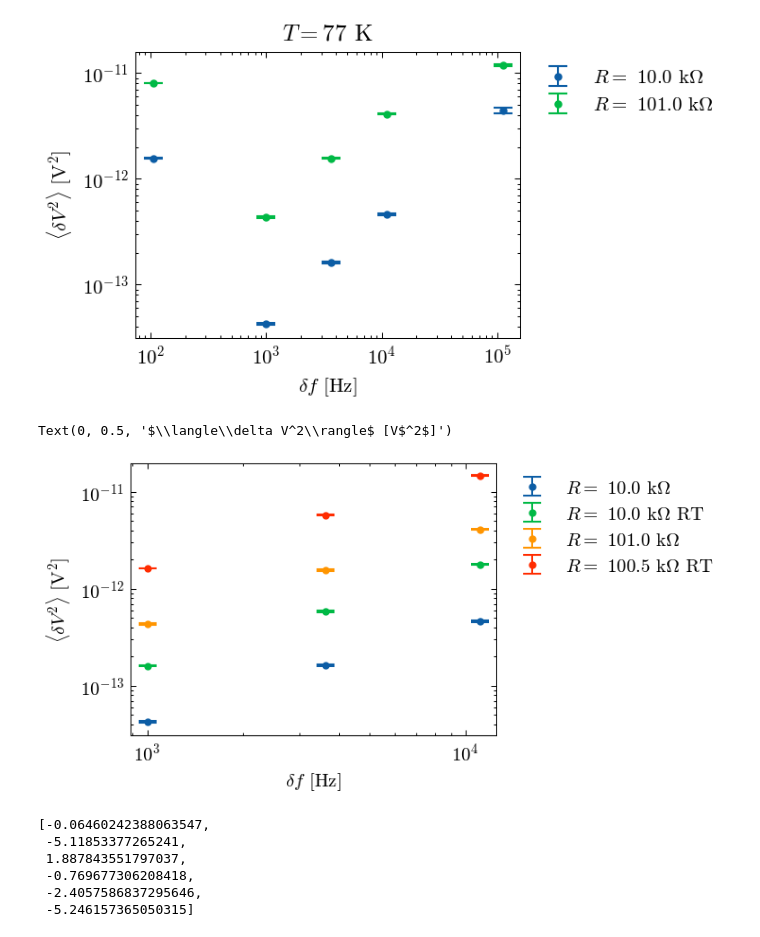
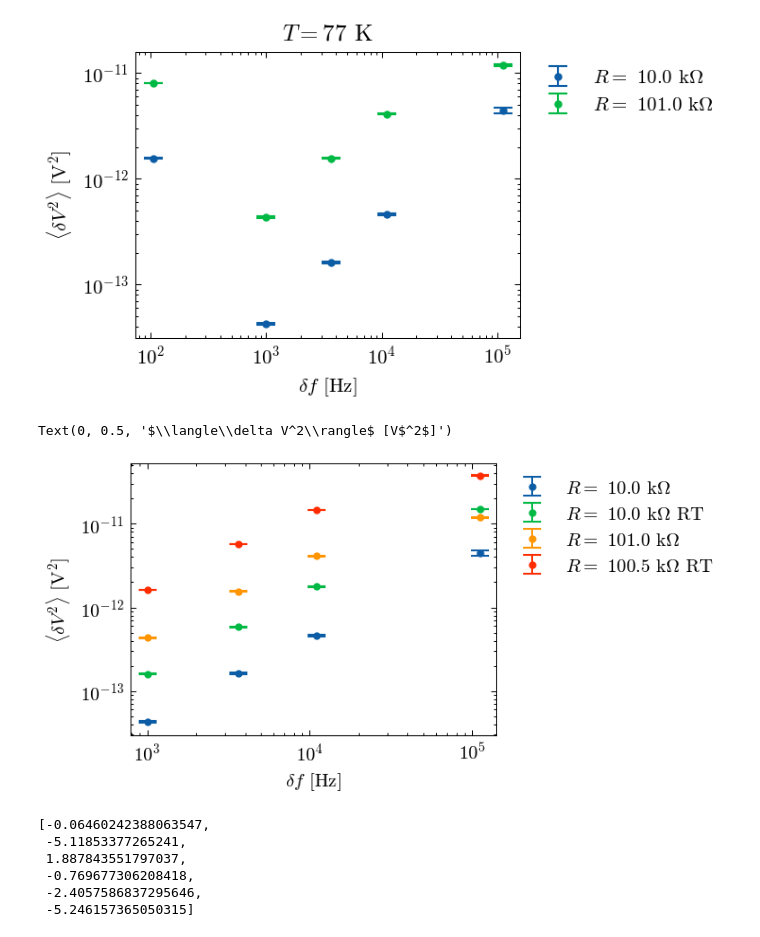
Before and after one commit to emhl/FP2, a Jupyter notebook: rauschen.ipynb, the cells around one changed output. Drawn from its saved outputs; the diff is of its cells as text; code cells hidden in the pictures.

```diff
--- a/rauschen.ipynb
+++ b/rauschen.ipynb
@@ -86,0 +108,27 @@ plt.savefig(outdir+'1-johnson_rauschen_R.pdf',bbox_inches='tight')
+# %%
+# over R
+dat = dat1[:5]
+v = ua(dat['V mV'],dat[f'uV'])
+y0 = dv2n(v, 600, dat['g2'])
+k_r =[]
+plt.figure()
+for i in range(5):
+    dat = dat1[i+5::5]
+    v = ua(dat['V mV'],dat[f'uV'])
+    y = dv2n(v, 600, dat['g2'])-y0[i]
+    df = dat['df kHz'].mean()*1e-3
+    plt.errorbar(dat['R Ohm'],nv(y),yerr=sd(y),fmt='.',label=f'$\Delta f=$ {round(df,3)} kHz')
+    def nqfit(r, k):
+        return nyquist(r, 294.15, df*1e3, k)
+    popt, pcov  = curve_fit(nqfit, dat['R Ohm'], nv(y), sigma=sd(y))
+    k_r.append(uf(popt[0],np.sqrt(pcov[0,0])))
+    plt.plot(dat['R Ohm'],nv(nqfit(dat['R Ohm'], *popt)),color=f'C{i}')
+
+plt.legend(loc='upper left', bbox_to_anchor=(1, 1))
+plt.xscale('log')
+plt.yscale('log')
+plt.xlabel('R [$\Omega$]')
+plt.ylabel(r'$\langle\delta V^2\rangle$ [V$^2$]')
+
+plt.savefig(outdir+'1-johnson_rauschen_R_fit.pdf',bbox_inches='tight')
+k_r
@@ -134,7 +189,7 @@ plt.savefig(outdir+'1-johnson_rauschen_df.pdf',bbox_inches='tight')
 plt.figure()
 dat = dat1[0:5]
 y0 =  dv2n(ua(dat['V mV'],dat[f'uV']), 600, dat['g2'])
-k_b = []
+k_df = []
 for i in range(1,5):
     dat = dat1[5*i:5*(i+1)]
     v = ua(dat['V mV'],dat[f'uV'])
@@ -144,7 +199,7 @@ for i in range(1,5):
     def nqfit(df, k):
         return nyquist(r*1e3, 294.15, df, k)
     popt, pcov  = curve_fit(nqfit, dat['df kHz'], nv(y)-nv(y0), sigma=sd(y))
-    k_b.append(uf(popt[0],np.sqrt(pcov[0,0])))
+    k_df.append(uf(popt[0],np.sqrt(pcov[0,0])))
 
     plt.plot(dat['df kHz'],nv(nqfit(dat['df kHz'], *popt)),color=f'C{i}')
 plt.legend(loc='upper left', bbox_to_anchor=(1, 1))
@@ -153,7 +208,7 @@ plt.yscale('log')
 plt.xlabel('$\delta f$ [Hz]')
 plt.ylabel(r'$\langle\delta V^2\rangle$ [V$^2$]')
 plt.savefig(outdir+'1-johnson_rauschen_df_fit.pdf',bbox_inches='tight')
-k_b
+k_df
 # %% [output]
 [9.077153588132475e-24+/-6.584422053852362e-24,
  1.4024724094934217e-23+/-8.0961738166551325e-25,
@@ -370,32 +425,32 @@ plt.savefig(outdir+'3-johnson_rauschen_df-77K.pdf',bbox_inches='tight')
 # %%
 plt.figure()
 
-dat = dat3[16:19]
+dat = dat3[16:20]
 y0_ln =  dv2n(ua(dat['V mV'],dat[f'uV']), 600, dat['g2'])
 
-dat = dat3[1:4]
+dat = dat3[1:5]
 y0_rt =  dv2n(ua(dat['V mV'],dat[f'uV']), 600, dat['g2'])
 for i in range(1,3):
-    dat_ln = dat3[16+5*i:14+5*(i+1)]
+    dat_ln = dat3[16+5*i:15+5*(i+1)]
     v_ln = ua(dat_ln['V mV'],dat_ln[f'uV'])
     y_ln = dv2n(v_ln, 600, dat_ln['g2'])
     r_ln = dat_ln['R Ohm'].mean()*1e-3
     plt.errorbar(dat_ln['df kHz'],nv(y_ln)-nv(y0_ln),yerr=sd(y_ln),fmt='.',label=f'$R=$ {round(r_ln,1)} k$\Omega$')
 
-    dat_rt = dat3[1+5*i:5*(i+1)-1]
+    dat_rt = dat3[1+5*i:5*(i+1)]
     v_rt = ua(dat_rt['V mV'],dat_rt[f'uV'])
     y_rt = dv2n(v_rt, 600, dat_rt['g2'])
     r_rt = dat_rt['R Ohm'].mean()*1e-3
     plt.errorbar(dat_rt['df kHz'],nv(y_rt)-nv(y0_rt),yerr=sd(y_rt),fmt='.',label=f'$R=$ {round(r_rt,1)} k$\Omega$ RT')
 plt.legend(loc='upper left', bbox_to_anchor=(1, 1))
 plt.xscale('log')
 plt.yscale('log')
 plt.xlabel('$\delta f$ [Hz]')
 plt.ylabel(r'$\langle\delta V^2\rangle$ [V$^2$]')
 # plt.savefig(outdir+'3-johnson_rauschen_df-77K.pdf',bbox_inches='tight')
 # %% [output]
 Text(0, 0.5, '$\\langle\\delta V^2\\rangle$ [V$^2$]')
-[figure, old version]
+[figure, new version]
 # %%
 plt.figure()
 
```
Also changed, not shown: parts of 4 cells of this notebook.
